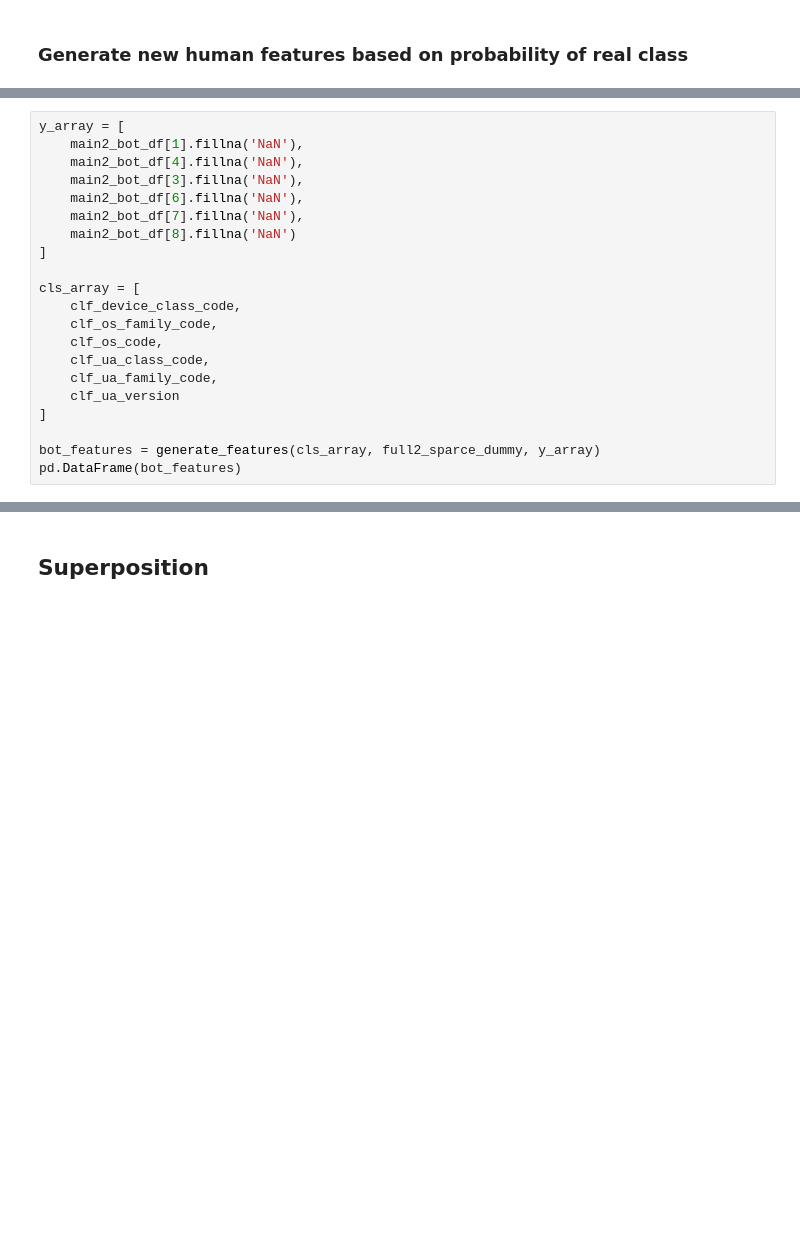
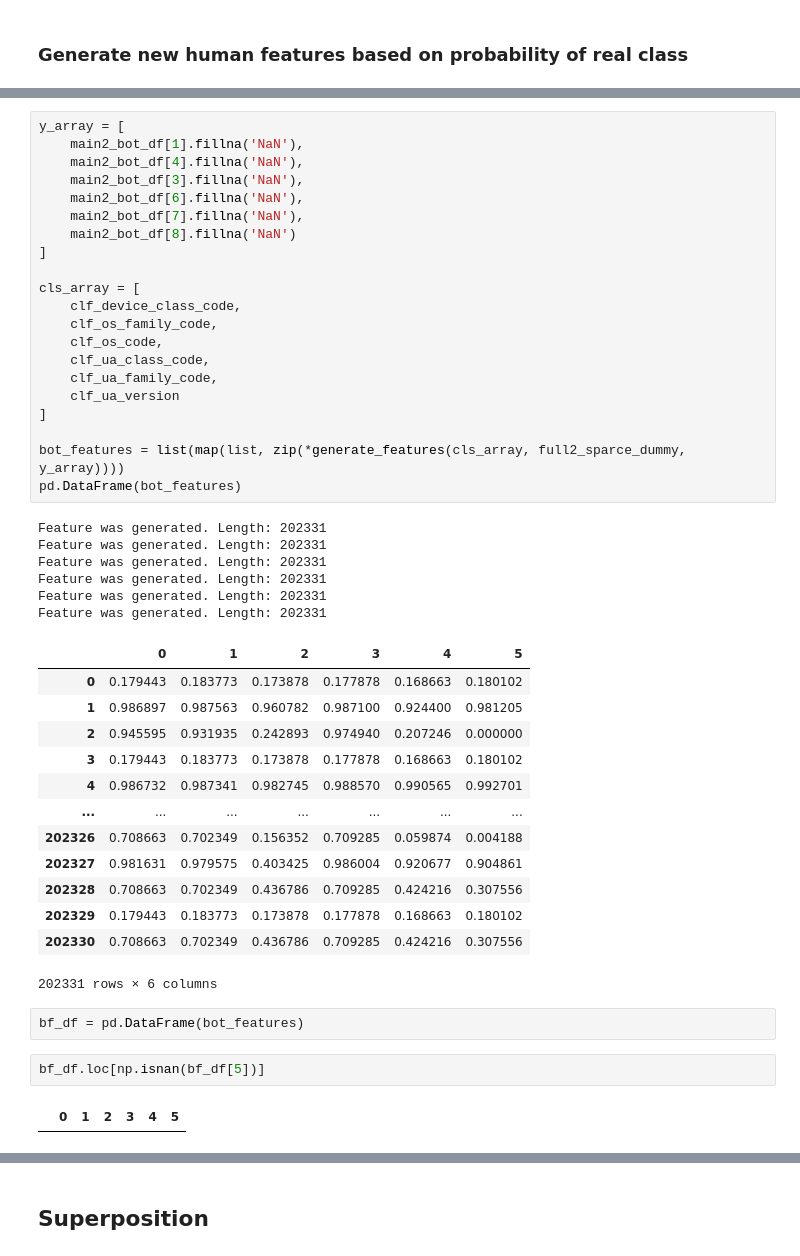
Before and after one commit to levabd/http-ml-antifraud, a Jupyter notebook: 09-MergeGroups.ipynb, the cells around one changed output, grey strips where cells are left out. Drawn from its saved outputs; the diff is of its cells as text; blank space fills up the shorter version.

```diff
--- a/09-MergeGroups.ipynb
+++ b/09-MergeGroups.ipynb
@@ -450,22 +531,48 @@ full2_sparce_dummy = l_parser.prepare_data(orders_vectorizer, values_vectorizer,
 # %%
 y_array = [
     main2_bot_df[1].fillna('NaN'),
     main2_bot_df[4].fillna('NaN'),
     main2_bot_df[3].fillna('NaN'),
     main2_bot_df[6].fillna('NaN'),
     main2_bot_df[7].fillna('NaN'),
     main2_bot_df[8].fillna('NaN')
 ]
 
 cls_array = [
     clf_device_class_code,
     clf_os_family_code,
     clf_os_code,
     clf_ua_class_code,
     clf_ua_family_code,
     clf_ua_version
 ]
 
-bot_features = generate_features(cls_array, full2_sparce_dummy, y_array)
+bot_features = list(map(list, zip(*generate_features(cls_array, full2_sparce_dummy, y_array))))
 pd.DataFrame(bot_features)
+# %% [output]
+Feature was generated. Length: 202331
+Feature was generated. Length: 202331
+Feature was generated. Length: 202331
+Feature was generated. Length: 202331
+Feature was generated. Length: 202331
+Feature was generated. Length: 202331
+|  | 0 | 1 | 2 | 3 | 4 | 5 |
+| 0 | 0.179443 | 0.183773 | 0.173878 | 0.177878 | 0.168663 | 0.180102 |
+| 1 | 0.986897 | 0.987563 | 0.960782 | 0.987100 | 0.924400 | 0.981205 |
+| 2 | 0.945595 | 0.931935 | 0.242893 | 0.974940 | 0.207246 | 0.000000 |
+| 3 | 0.179443 | 0.183773 | 0.173878 | 0.177878 | 0.168663 | 0.180102 |
+| 4 | 0.986732 | 0.987341 | 0.982745 | 0.988570 | 0.990565 | 0.992701 |
+| ... | ... | ... | ... | ... | ... | ... |
+| 202326 | 0.708663 | 0.702349 | 0.156352 | 0.709285 | 0.059874 | 0.004188 |
+| 202327 | 0.981631 | 0.979575 | 0.403425 | 0.986004 | 0.920677 | 0.904861 |
+| 202328 | 0.708663 | 0.702349 | 0.436786 | 0.709285 | 0.424216 | 0.307556 |
+| 202329 | 0.179443 | 0.183773 | 0.173878 | 0.177878 | 0.168663 | 0.180102 |
+| 202330 | 0.708663 | 0.702349 | 0.436786 | 0.709285 | 0.424216 | 0.307556 |
+202331 rows × 6 columns
+# %%
+bf_df = pd.DataFrame(bot_features)
+# %%
+bf_df.loc[np.isnan(bf_df[5])]
+# %% [output]
+|  | 0 | 1 | 2 | 3 | 4 | 5 |
 # %%
```
Also changed, not shown: parts of 39 cells of this notebook, 6 other files.
